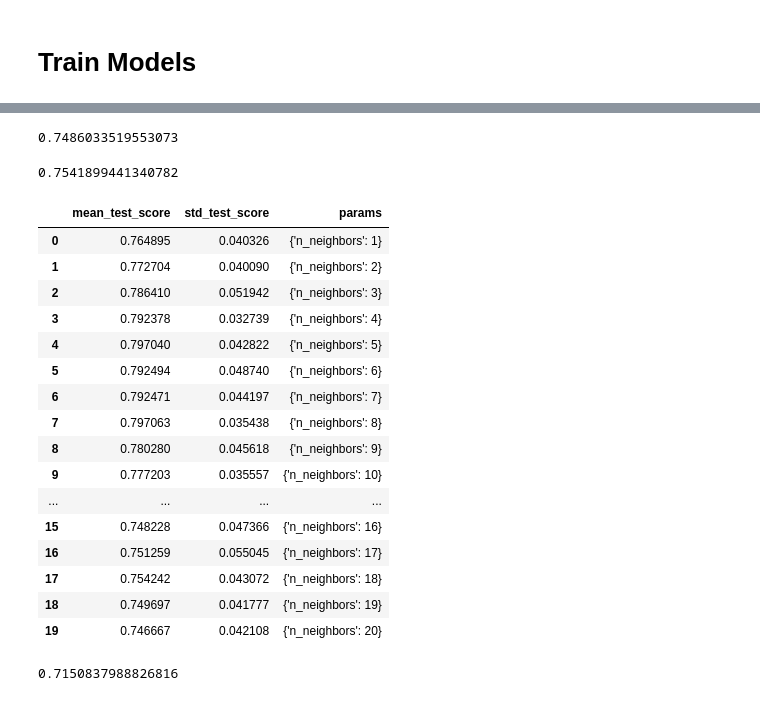
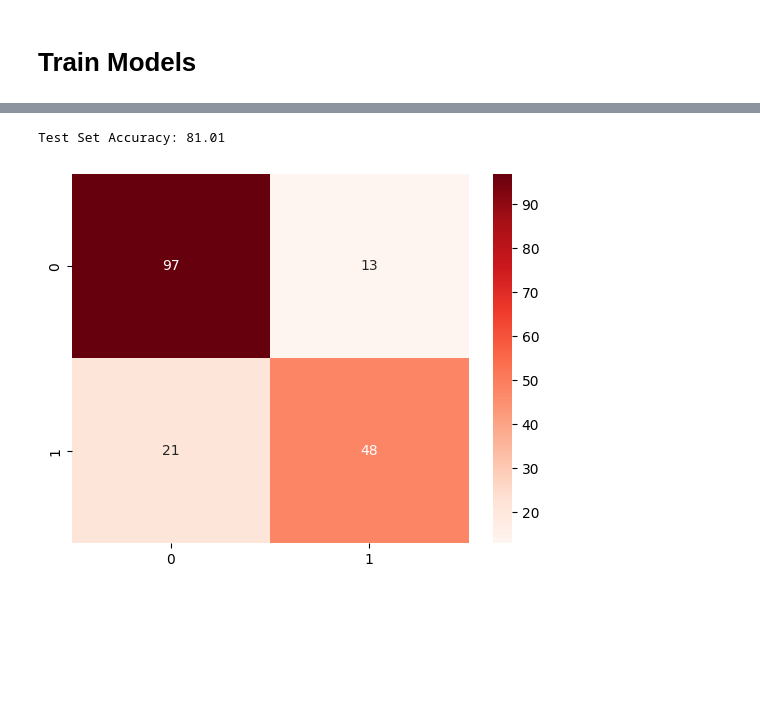
Before and after one commit to GiorgiChkhitunidze/Would-you-survive-sinking-of-the-Titanic, a Jupyter notebook: main.ipynb, the cells around one changed output, grey strips where cells are left out. Cells and saved outputs as stored; diff of their text form; code cells hidden in the pictures; blank space fills up the shorter version.

```diff
--- a/main.ipynb
+++ b/main.ipynb
@@ -353,8 +380,11 @@ from sklearn.metrics import accuracy_score
 # %%
-model = LogisticRegression(max_iter=500)
-model.fit(train_df.drop('Survived', axis=1), train_df.Survived.ravel())
+model = RandomForestClassifier(
+    n_estimators = 400, min_samples_split = 2, min_samples_leaf = 2,
+    max_depth = 20, criterion = 'gini', bootstrap = True
+    )
+model.fit(train_df.drop('Survived', axis=1), train_df['Survived'])
 predictions = model.predict(test_df.drop('Survived', axis=1))
 accuracy = accuracy_score(test_df.Survived.values.ravel(), predictions)
-accuracy
+print('Test Set Accuracy:', (accuracy*100).round(2))
 # %% [output]
-0.7486033519553073
+Test Set Accuracy: 81.01
@@ -363,8 +390,0 @@ from sklearn.ensemble import RandomForestClassifier
-# %%
-model = RandomForestClassifier(max_depth=2, random_state=0)
-model.fit(train_df.drop('Survived', axis=1), train_df['Survived'])
-predictions = model.predict(test_df.drop('Survived', axis=1))
-accuracy = accuracy_score(test_df.Survived.values.ravel(), predictions)
-accuracy
-# %% [output]
-0.7541899441340782
@@ -377,31 +390,0 @@ param_grid = {'n_neighbors' : list(range(1, 21))}
-# %%
-knn = KNeighborsClassifier()
-grid = GridSearchCV(knn, param_grid, cv=10, scoring='accuracy', return_train_score=False)
-grid.fit(train_df.drop('Survived', axis=1), train_df['Survived'])
-pd.DataFrame(grid.cv_results_)[['mean_test_score', 'std_test_score', 'params']]
-# %% [output]
-|  | mean_test_score | std_test_score | params |
-| 0 | 0.764895 | 0.040326 | {'n_neighbors': 1} |
-| 1 | 0.772704 | 0.040090 | {'n_neighbors': 2} |
-| 2 | 0.786410 | 0.051942 | {'n_neighbors': 3} |
-| 3 | 0.792378 | 0.032739 | {'n_neighbors': 4} |
-| 4 | 0.797040 | 0.042822 | {'n_neighbors': 5} |
-| 5 | 0.792494 | 0.048740 | {'n_neighbors': 6} |
-| 6 | 0.792471 | 0.044197 | {'n_neighbors': 7} |
-| 7 | 0.797063 | 0.035438 | {'n_neighbors': 8} |
-| 8 | 0.780280 | 0.045618 | {'n_neighbors': 9} |
-| 9 | 0.777203 | 0.035557 | {'n_neighbors': 10} |
-| ... | ... | ... | ... |
-| 15 | 0.748228 | 0.047366 | {'n_neighbors': 16} |
-| 16 | 0.751259 | 0.055045 | {'n_neighbors': 17} |
-| 17 | 0.754242 | 0.043072 | {'n_neighbors': 18} |
-| 18 | 0.749697 | 0.041777 | {'n_neighbors': 19} |
-| 19 | 0.746667 | 0.042108 | {'n_neighbors': 20} |
-# %%
-knn = KNeighborsClassifier(n_neighbors=5)
-knn.fit(train_df.drop('Survived', axis=1), train_df.Survived.ravel())
-predictions = knn.predict(test_df.drop('Survived', axis=1))
-accuracy = accuracy_score(test_df.Survived.values.ravel(), predictions)
-accuracy
-# %% [output]
-0.7150837988826816
@@ -421,0 +391,5 @@ result = loaded_model.predict(test_df.drop('Survived', axis=1))
+# %%
+sns.heatmap(confusion_matrix(test_df['Survived'], predictions), cmap="Reds", annot=True)
+plt.show();
+# %% [output]
+[figure, added]
```
Also changed, not shown: parts of 21 cells of this notebook, 2 other files.
